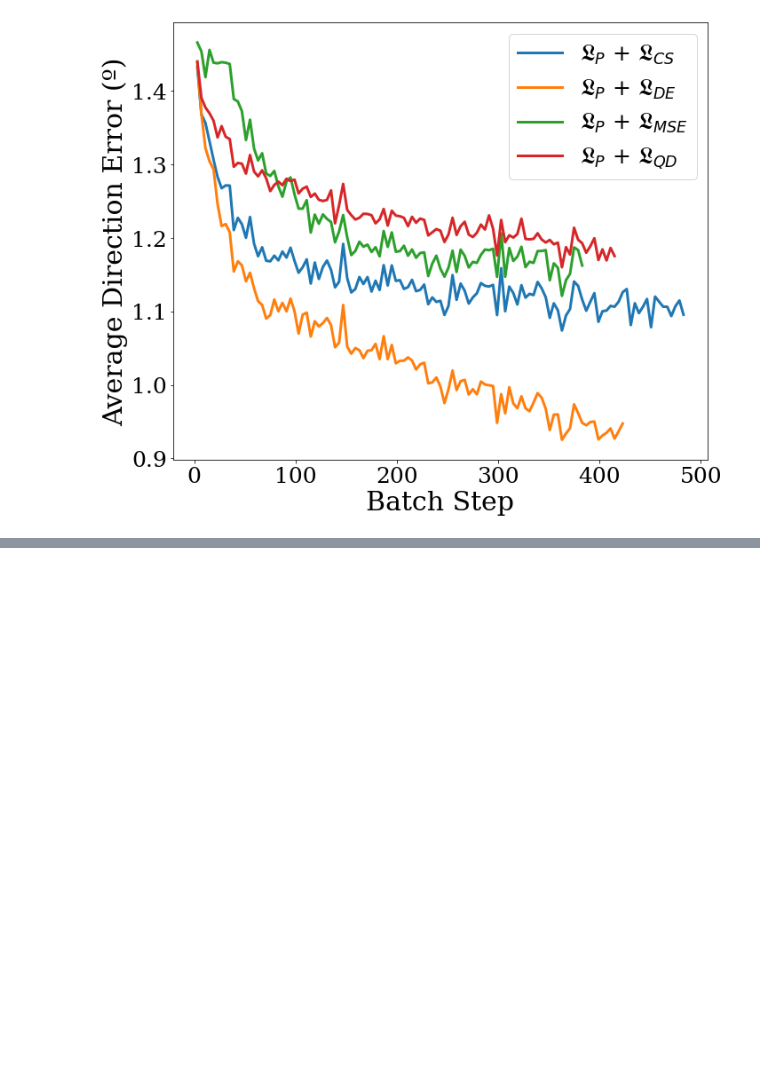
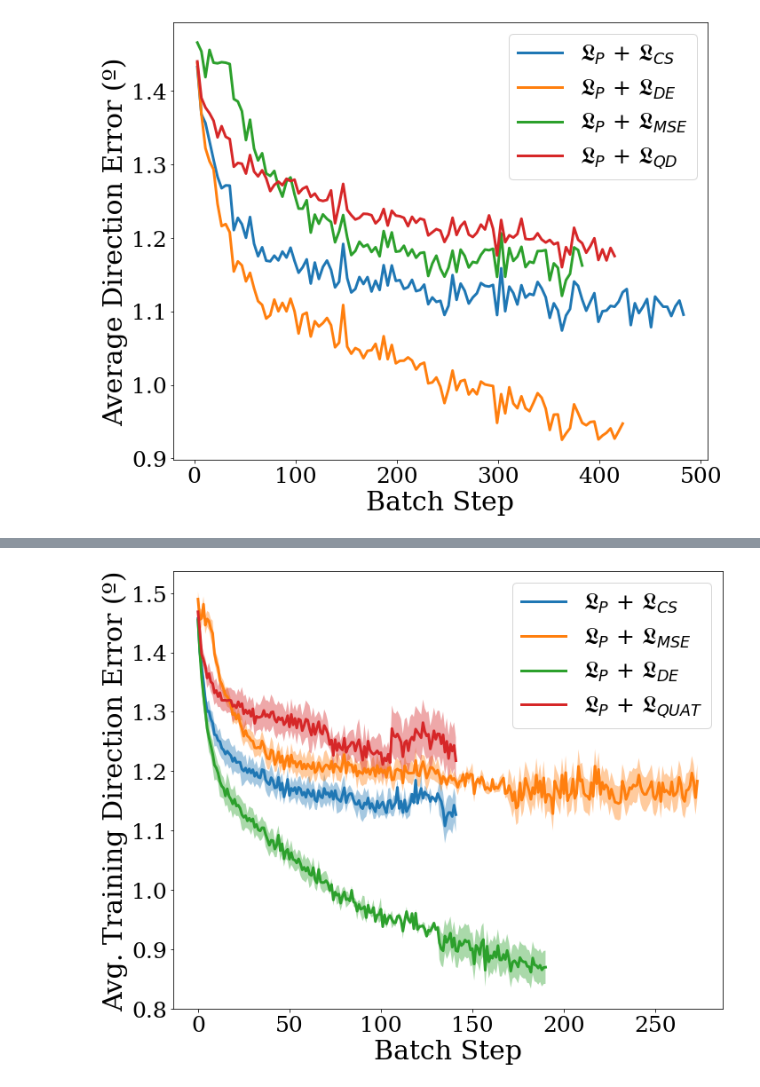
Before and after one commit to BCJuan/BronchoTrack, a Jupyter notebook: experiments/images_paper/paper_plots.ipynb, the cells around one changed output, grey strips where cells are left out. Drawn from its saved outputs; the diff is of its cells as text; code cells hidden in the pictures; blank space fills up the shorter version.

```diff
--- a/experiments/images_paper/paper_plots.ipynb
+++ b/experiments/images_paper/paper_plots.ipynb
@@ -270,0 +307,20 @@ plt.savefig("loss_plot.pdf", format='pdf', bbox_inches='tight')
+# %%
+fig, ax = plt.subplots(figsize=(10,8))
+ax.plot(whole.index, whole["COS"], label='$\mathfrak{L}_{P}$ + $\mathfrak{L}_{CS}$', lw=3)
+ax.fill_between(whole.index.astype(float), whole["COS"] - whole["COS_std"]/2, whole["COS"] + whole["COS_std"]/2, alpha=0.4)
+ax.plot(whole.index, whole["MSE"], label='$\mathfrak{L}_{P}$ + $\mathfrak{L}_{MSE}$', lw=3)
+ax.fill_between(whole.index.astype(float), whole["MSE"] - whole["MSE_std"]/2, whole["MSE"] + whole["MSE_std"]/2, alpha=0.4)
+ax.plot(whole.index, whole["DE"], label='$\mathfrak{L}_{P}$ + $\mathfrak{L}_{DE}$', lw=3)
+ax.fill_between(whole.index.astype(float), whole["DE"] - whole["DE_std"]/2, whole["DE"] + whole["DE_std"]/2, alpha=0.4)
+ax.plot(whole.index, whole["QUAT"], label='$\mathfrak{L}_{P}$ + $\mathfrak{L}_{QUAT}$', lw=3)
+ax.fill_between(whole.index.astype(float), whole["QUAT"] - whole["QUAT_std"]/2, whole["QUAT"] + whole["QUAT_std"]/2, alpha=0.4)
+
+plt.legend(fontsize=25)
+plt.ylabel("Avg. Training Direction Error (º)", fontsize=30)
+plt.xlabel("Batch Step", fontsize=30)
+plt.yticks(fontsize=25)
+plt.xticks(fontsize=25)
+plt.tight_layout()
+plt.savefig("loss_plot_std.pdf", format='pdf', bbox_inches='tight')
+# %% [output]
+[figure, added]
```
Also changed, not shown: parts of 5 cells of this notebook.
